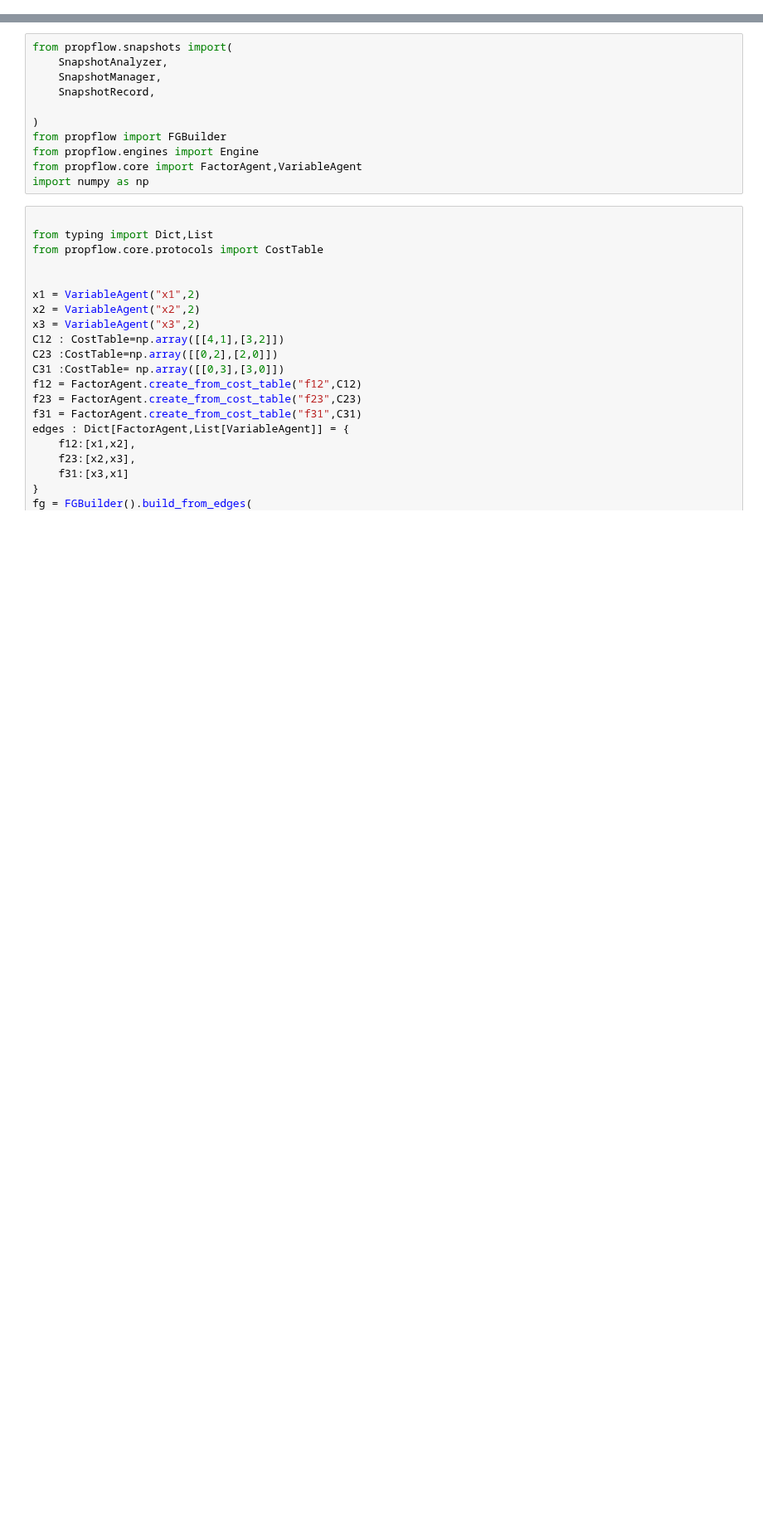
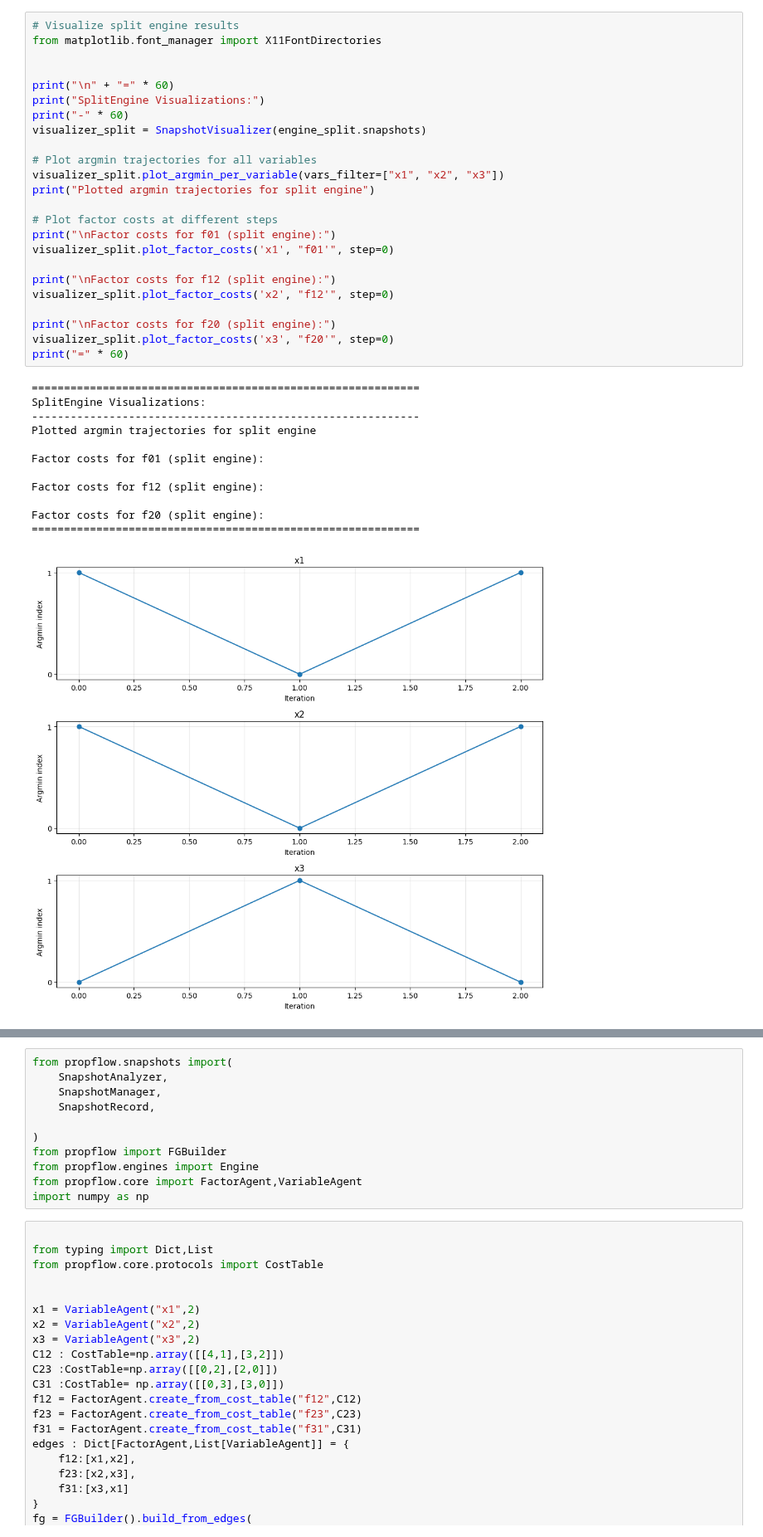
Before and after one commit to OrMullerHahitti/Belief-Propagation-Simulator, a Jupyter notebook: notebooks/splitting_convergance.ipynb, the cells around one changed output, grey strips where cells are left out. Shown at 83% size. Drawn from its saved outputs; the diff is of its cells as text; blank space fills up the shorter version.

```diff
--- a/notebooks/splitting_convergance.ipynb
+++ b/notebooks/splitting_convergance.ipynb
@@ -0,0 +223,37 @@
+# %%
+# Visualize split engine results
+from matplotlib.font_manager import X11FontDirectories
+
+
+print("\n" + "=" * 60)
+print("SplitEngine Visualizations:")
+print("-" * 60)
+visualizer_split = SnapshotVisualizer(engine_split.snapshots)
+
+# Plot argmin trajectories for all variables
+visualizer_split.plot_argmin_per_variable(vars_filter=["x1", "x2", "x3"])
+print("Plotted argmin trajectories for split engine")
+
+# Plot factor costs at different steps
+print("\nFactor costs for f01 (split engine):")
+visualizer_split.plot_factor_costs('x1', "f01'", step=0)
+
+print("\nFactor costs for f12 (split engine):")
+visualizer_split.plot_factor_costs('x2', "f12'", step=0)
+
+print("\nFactor costs for f20 (split engine):")
+visualizer_split.plot_factor_costs('x3', "f20'", step=0)
+print("=" * 60)
+# %% [output]
+============================================================
+SplitEngine Visualizations:
+------------------------------------------------------------
+Plotted argmin trajectories for split engine
+
+Factor costs for f01 (split engine):
+
+Factor costs for f12 (split engine):
+
+Factor costs for f20 (split engine):
+============================================================
+[figure, added]
```
Also changed, not shown: parts of 12 cells of this notebook, 31 other files.
